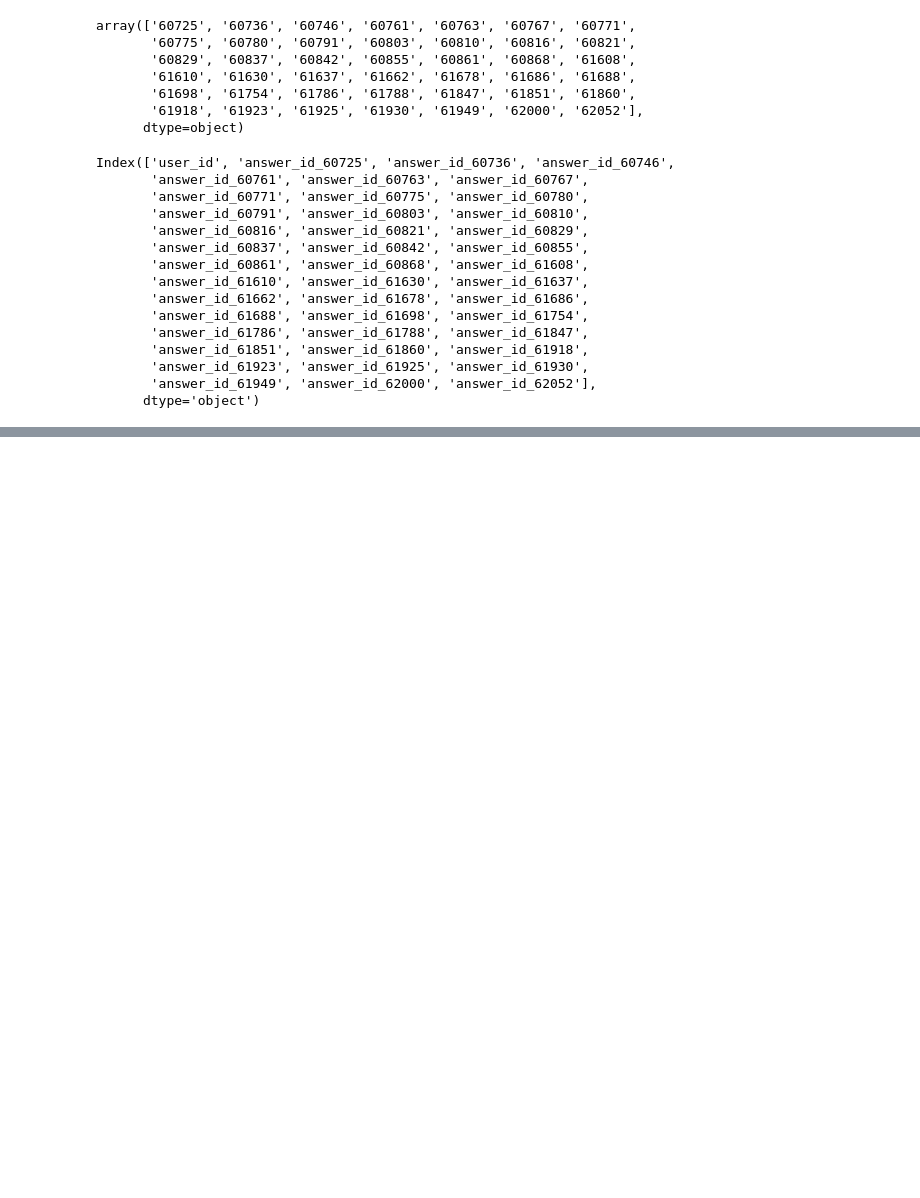
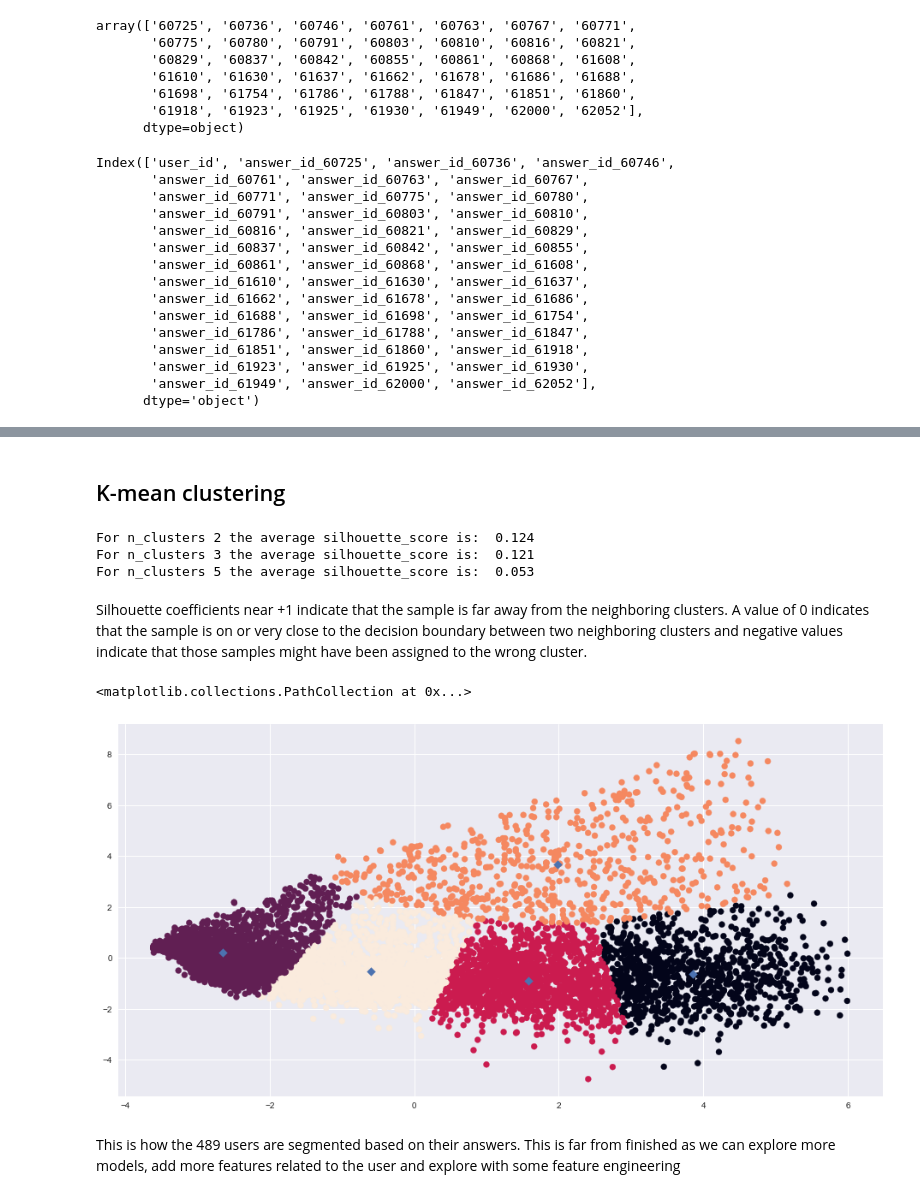
Before and after one commit to waficf/Kaggle_Competitions, a Jupyter notebook: project_1.ipynb, the cells around one changed output, grey strips where cells are left out. Cells and saved outputs as stored; diff of their text form; code cells hidden in the pictures; blank space fills up the shorter version.

Commit message:
Model_1

```diff
--- a/project_1.ipynb
+++ b/project_1.ipynb
@@ -483,0 +508,2 @@ Index(['user_id', 'answer_id_60725', 'answer_id_60736', 'answer_id_60746',
+# %%
+data.set_index('user_id', inplace=True)
@@ -483,0 +525,13 @@ Index(['user_id', 'answer_id_60725', 'answer_id_60736', 'answer_id_60746',
+# %%
+from sklearn.decomposition import PCA
+
+# PCA by fitting the data with only two dimensions
+pca = PCA(n_components=2)
+pca.fit(data)
+
+# Transform the data using the PCA fit above
+reduced_data = pca.transform(data)
+
+# Create a DataFrame for the reduced data
+pca_df = pd.DataFrame.from_records(reduced_data, columns = ['PC-1', 'PC-2'])
+pca_df.head()
@@ -483,0 +545,2 @@ Index(['user_id', 'answer_id_60725', 'answer_id_60736', 'answer_id_60746',
+# %% [markdown]
+## K-mean clustering
@@ -483,0 +551,38 @@ Index(['user_id', 'answer_id_60725', 'answer_id_60736', 'answer_id_60746',
+# %%
+#Loop through different cluster numbers to see which gives thehighest silhouette score
+
+range_n_clusters = [2, 3, 5]
+
+for n_classes in range_n_clusters:
+    kmeans = KMeans(n_clusters=n_classes, random_state=0, n_jobs=-1)
+    # Fit it to the data
+    k_fit = kmeans.fit(data)
+    # Predict the cluster for each data point
+    pred = kmeans.predict(data)
+
+    # Calculate the mean silhouette coefficient for the number of clusters chosen
+    silhouette_avg = round(silhouette_score(data, pred), 3)
+    print("For n_clusters", n_classes, "the average silhouette_score is: ", silhouette_avg)
+# %% [output]
+For n_clusters 2 the average silhouette_score is:  0.124
+For n_clusters 3 the average silhouette_score is:  0.121
+For n_clusters 5 the average silhouette_score is:  0.053
+# %% [markdown]
+Silhouette coefficients near +1 indicate that the sample is far away from the neighboring clusters. A value of 0 indicates that the sample is on or very close to the decision boundary between two neighboring clusters and negative values indicate that those samples might have been assigned to the wrong cluster.
+# %%
+kmeans_5 = KMeans(n_clusters=5, random_state=0, n_jobs=-1)
+
+kmeans_5.fit(pca_df)
+y_kmeans = kmeans_5.predict(pca_df)
+centers_kmeans = kmeans_5.cluster_centers_
+center = pd.DataFrame.from_records(centers_kmeans, columns = ['A', 'B'])
+
+fig=plt.figure(figsize=(16, 8))
+plt.scatter(pca_df['PC-1'], pca_df['PC-2'], c = y_kmeans)
+plt.scatter(center.A, center.B, marker = 'D')
+# %% [output]
+<matplotlib.collections.PathCollection at 0x...>
+[figure, added]
+# %% [markdown]
+This is how the 489 users are segmented based on their answers.
+This is far from finished as we can explore more models, add more features related to the user and explore with some feature engineering
```
Also changed, not shown: parts of 13 cells of this notebook.
